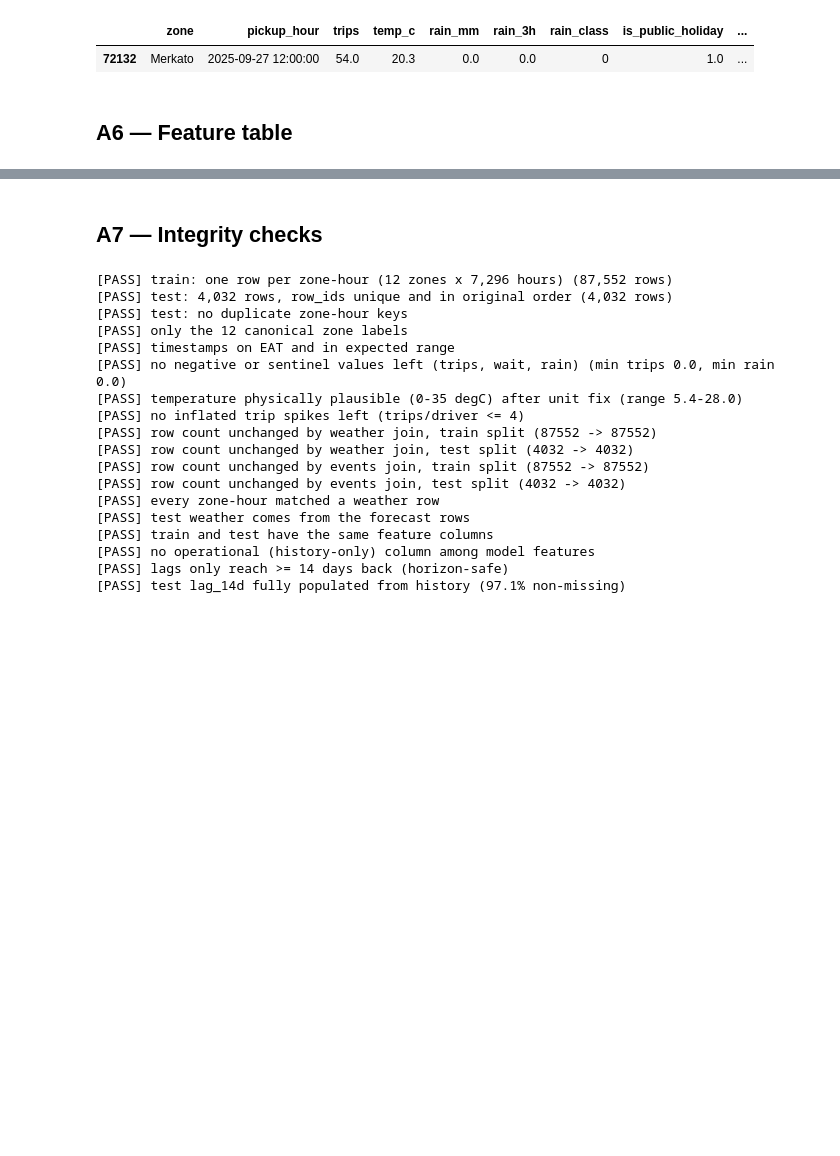
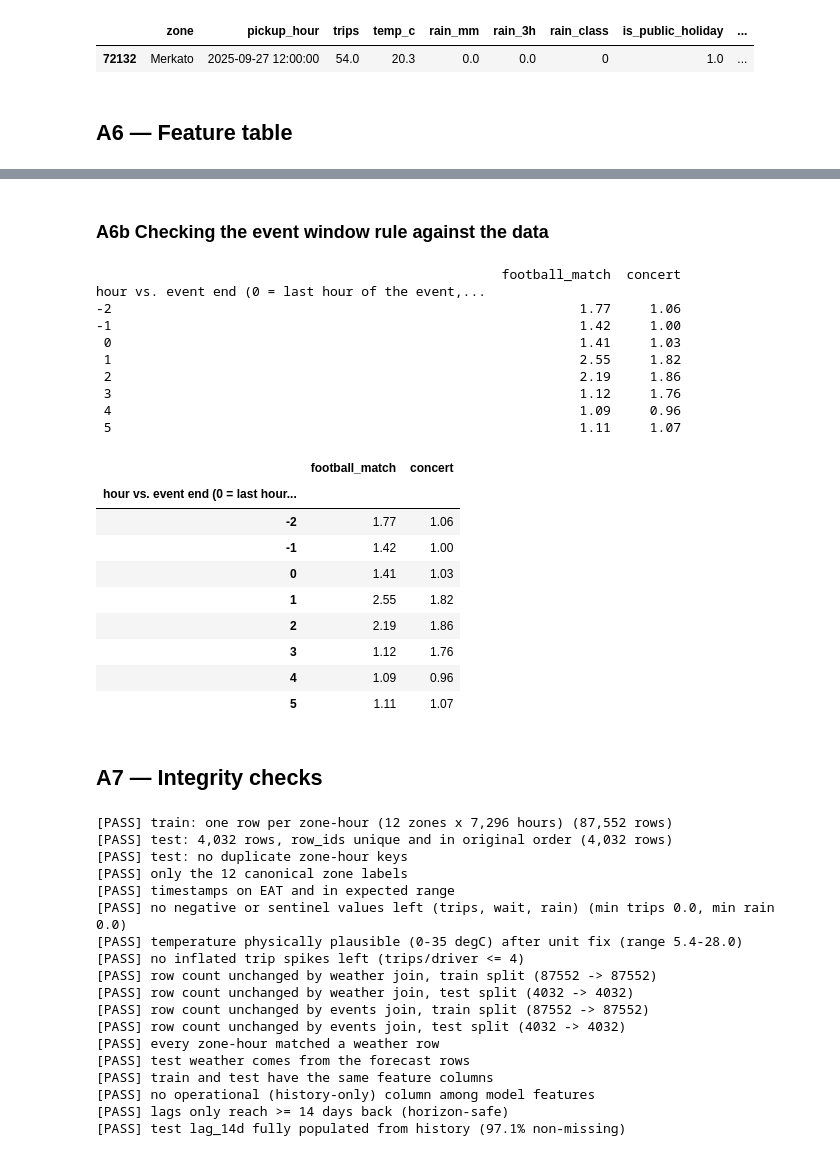
Before and after one commit to Ab-xo/addis_ride_forecast, a Jupyter notebook: notebooks/01_cleaning_and_integration.ipynb, the cells around one changed output, grey strips where cells are left out. Cells and saved outputs as stored; diff of their text form; code cells hidden in the pictures; blank space fills up the shorter version.

Commit message:
Phase 2: feature checks, 3-hour post-event window, shared analysis helpers

```diff
--- a/notebooks/01_cleaning_and_integration.ipynb
+++ b/notebooks/01_cleaning_and_integration.ipynb
@@ -482,6 +482,45 @@ dtype: int64
 | 32 | lag_mean_2to4w | lag / trend | trips (history) | row mean ignoring NaN | Mean of lag_14d, lag_21d, lag_28d | smoother same-hour level | yes |
 | 33 | profile_zone_dow_hour | lag / trend | trips (train fit) | groupby mean on training rows only | Mean trips for zone x weekday x h... | typical shape (seasonal-naive) | yes |
 | 34 | zone_level_2to4w | lag / trend | trips (history) | daily means, shift 14 d, rolling ... | Zone mean trips per hour over the... | captures the growth trend that tr... | yes |
+# %% [markdown]
+### A6b Checking the event window rule against the data
+# %%
+from src import analysis
+o_chk = analysis.expected_demand(master_train.assign(ev_ids=master_train.ev_ids.fillna("")))
+rows = {}
+for t in ["football_match", "concert"]:
+    es = analysis.event_study(o_chk, events, t, anchor="end", offsets=range(-2, 6))
+    rows[t] = es["mean"].round(2)
+win = pd.DataFrame(rows).rename_axis("hour vs. event end (0 = last hour of the event, 1 = first hour after)")
+print(win)
+R.h("A6b Event window check", 3)
+R.p("Demand ratio (trips / normal hour of the same zone, weekday, hour and week) by hour relative to "
+    "the event end. Concert demand is still about double normal in the 3rd hour after the end and is back "
+    "to normal by the 4th; football is back to normal by the 3rd. We therefore use "
+    f"{config.EVENT_PRE_HOURS} h before the start and {config.EVENT_POST_HOURS} h after the end as the window.")
+R.table(win, index=True)
+win
+# %% [output]
+                                                    football_match  concert
+hour vs. event end (0 = last hour of the event,...
+-2                                                            1.77     1.06
+-1                                                            1.42     1.00
+ 0                                                            1.41     1.03
+ 1                                                            2.55     1.82
+ 2                                                            2.19     1.86
+ 3                                                            1.12     1.76
+ 4                                                            1.09     0.96
+ 5                                                            1.11     1.07
+|  | football_match | concert |
+| hour vs. event end (0 = last hour... |  |  |
+| -2 | 1.77 | 1.06 |
+| -1 | 1.42 | 1.00 |
+| 0 | 1.41 | 1.03 |
+| 1 | 2.55 | 1.82 |
+| 2 | 2.19 | 1.86 |
+| 3 | 1.12 | 1.76 |
+| 4 | 1.09 | 0.96 |
+| 5 | 1.11 | 1.07 |
 # %% [markdown]
 ## A7 — Integrity checks
 # %%
```
Also changed, not shown: parts of 3 cells of this notebook, 9 other files.
